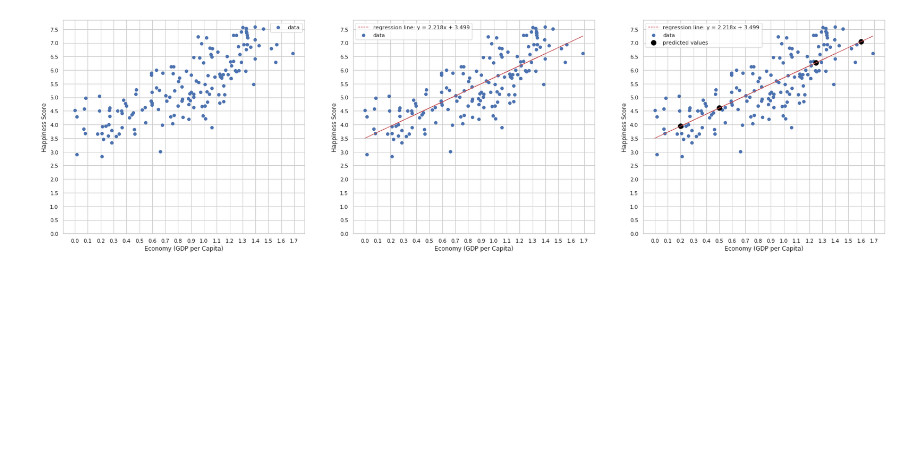
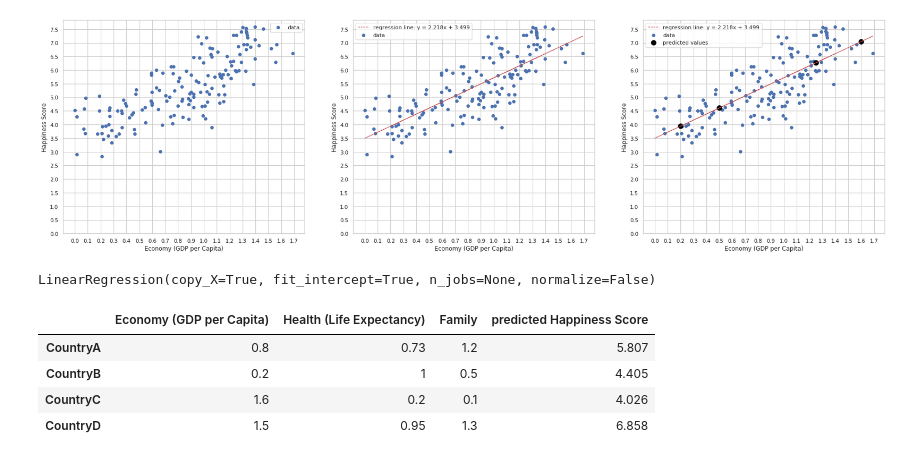
Before and after one commit to ArminD93/WorldHappinessReport, a Jupyter notebook: WorldHappinessReport_2015.ipynb, the cells around one changed output. Cells and saved outputs as stored; diff of their text form; code cells hidden in the pictures; blank space fills up the shorter version.

Commit message:
Testowanie modelu regresji liniowej dla trzech zmiennych wejściowych

```diff
--- a/WorldHappinessReport_2015.ipynb
+++ b/WorldHappinessReport_2015.ipynb
@@ -269,3 +269,39 @@ axes[2].legend()
 plt.show()
 # %% [output]
 [figure]
+# %%
+# Model regresji liniowej pracujący na trzech zmiennych:
+X = happiness2015[['Economy (GDP per Capita)', 'Health (Life Expectancy)', 'Family']].values
+y = happiness2015['Happiness Score'].values.reshape(-1,1)
+
+lr = LinearRegression()
+lr.fit(X, y)
+# %% [output]
+LinearRegression(copy_X=True, fit_intercept=True, n_jobs=None, normalize=False)
+# %%
+index_list = ['CountryA', 'CountryB','CountryC', 'CountryD']
+columns_list = ['Economy (GDP per Capita)', 'Health (Life Expectancy)', 'Family', 'predicted Happiness Score']
+
+pred_happiness_df = pd.DataFrame(index=index_list, columns=columns_list)
+
+CountryA = {'Economy' : 0.8, 'Health' : 0.73, 'Family' : 1.2 }
+CountryB = {'Economy' : 0.2, 'Health' : 1, 'Family' : 0.5 }
+CountryC = {'Economy' : 1.6, 'Health' : 0.2, 'Family' : 0.1 }
+CountryD = {'Economy' : 1.5, 'Health' : 0.95, 'Family' : 1.3 }
+
+Country_list_of_dict = [CountryA, CountryB, CountryC, CountryD]
+
+
+for i, dict in  enumerate(Country_list_of_dict):
+        new_country = np.array([ dict['Economy'], dict['Health'], dict['Family'] ]).reshape(1,3)
+        pred_happiness = lr.predict(new_country)[0][0]
+        pred_happiness = round(pred_happiness, 3)
+        pred_happiness_df.iloc[i] = [dict['Economy'], dict['Health'], dict['Family'], pred_happiness]
+
+pred_happiness_df
+# %% [output]
+|  | Economy (GDP per Capita) | Health (Life Expectancy) | Family | predicted Happiness Score |
+| CountryA | 0.8 | 0.73 | 1.2 | 5.807 |
+| CountryB | 0.2 | 1 | 0.5 | 4.405 |
+| CountryC | 1.6 | 0.2 | 0.1 | 4.026 |
+| CountryD | 1.5 | 0.95 | 1.3 | 6.858 |
```
Also changed, not shown: parts of 5 cells of this notebook.
